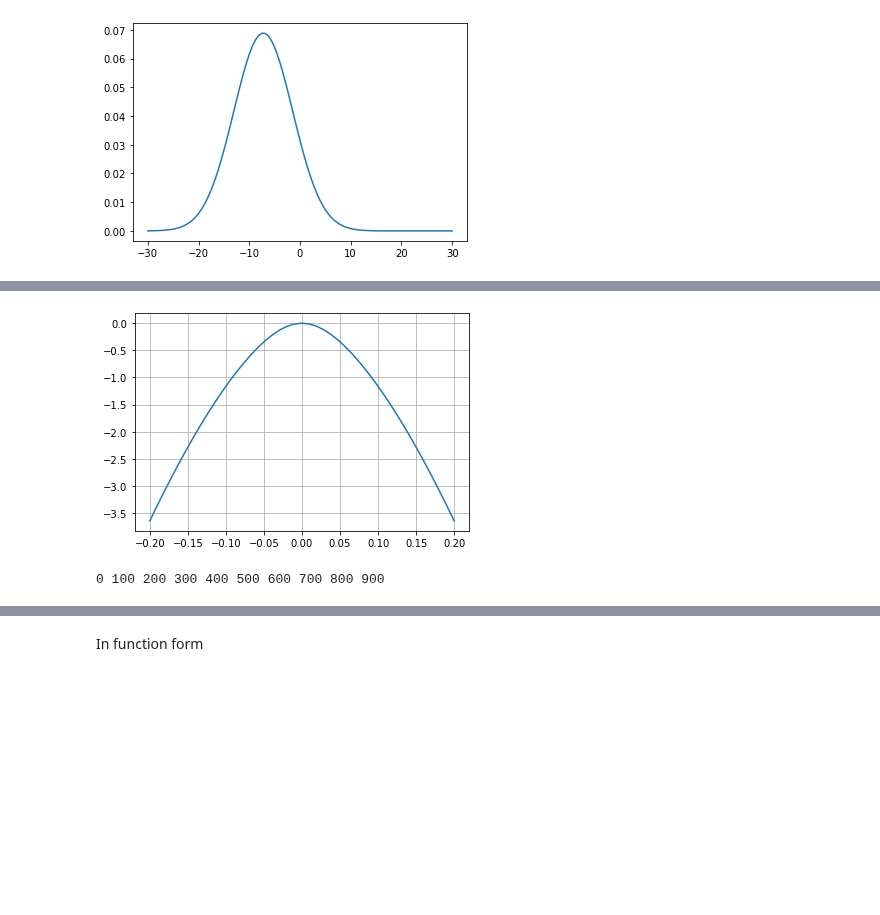
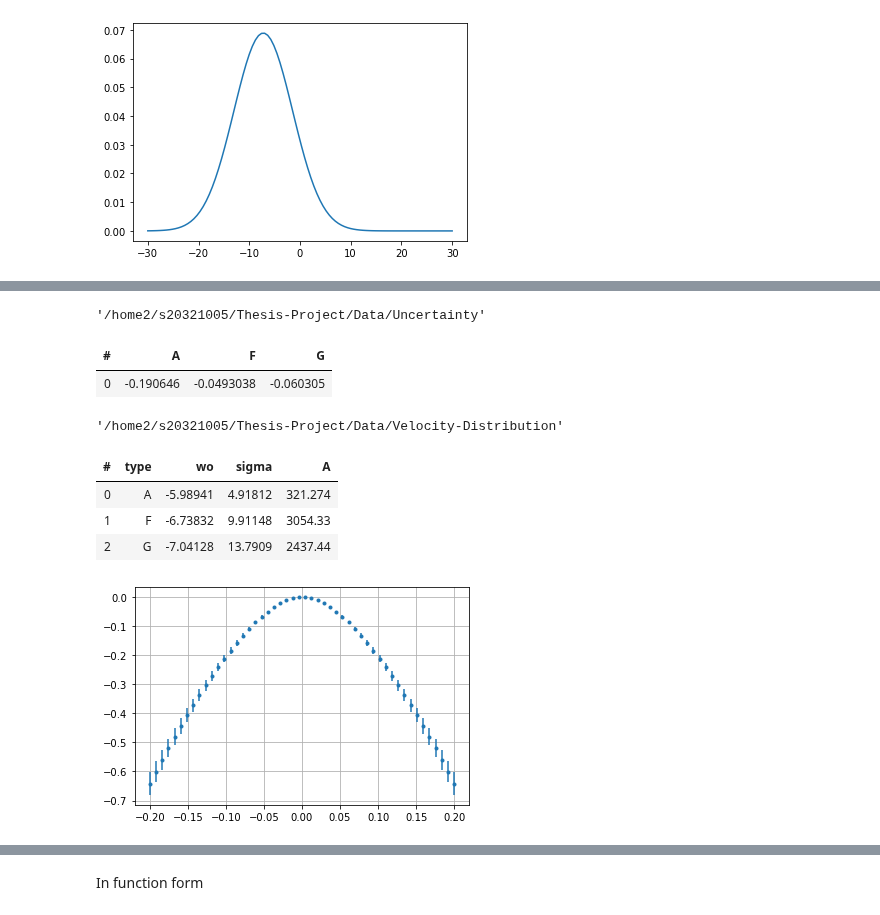
Before and after one commit to Alisyaifudin/Thesis-Project, a Jupyter notebook: 4. Gravity/4.2. Uncertainty.ipynb, the cells around one changed output, grey strips where cells are left out. Saved outputs shown, nothing was run; the diff lists cells and outputs as text; code cells hidden in the pictures; blank space fills up the shorter version.

```diff
--- a/4. Gravity/4.2. Uncertainty.ipynb
+++ b/4. Gravity/4.2. Uncertainty.ipynb
@@ -206,0 +300,26 @@ plt.plot(ws, fdist_pdf(ws, sigma_v, w0))
+# %%
+name = "Uncertainty"
+data_unc_dir = join(root_data_dir, name)
+data_unc_dir
+# %% [output]
+'/home2/s20321005/Thesis-Project/Data/Uncertainty'
+# %%
+df_stats = vaex.open(join(data_unc_dir, "stats.hdf5"))
+df_stats
+# %% [output]
+| # | A | F | G |
+| 0 | -0.190646 | -0.0493038 | -0.060305 |
+# %%
+name = "Velocity-Distribution"
+data_velocity_dir = join(root_data_dir, name)
+data_velocity_dir
+# %% [output]
+'/home2/s20321005/Thesis-Project/Data/Velocity-Distribution'
+# %%
+df_velocity = vaex.open(join(data_velocity_dir, "Velocity-Distribution.hdf5"))
+df_velocity
+# %% [output]
+| # | type | wo | sigma | A |
+| 0 | A | -5.98941 | 4.91812 | 321.274 |
+| 1 | F | -6.73832 | 9.91148 | 3054.33 |
+| 2 | G | -7.04128 | 13.7909 | 2437.44 |
@@ -207,43 +357,41 @@ plt.plot(ws, fdist_pdf(ws, sigma_v, w0))
 # %%
 rhos = df_baryon["rho"].to_numpy()  # Msun/pc^3
 sigmaz = df_baryon["sigma_z"].to_numpy() # km/s
 
 # test the following dark values
 rhoDM = 0.016 # Msun/pc^3
 sigmaDD = 7 # Msun/pc^2
 hDD = 20 # pc
 
-theta = dict(rhos=rhos, sigmaz=sigmaz, rhoDM=rhoDM, sigmaDD=sigmaDD, hDD=hDD, Nv=1, zsun=0)
+theta = dict(rhos=rhos, sigmaz=sigmaz, rhoDM=rhoDM, sigmaDD=sigmaDD, hDD=hDD, Nv=1, zsun=0.0)
 
-zz = np.linspace(1, 200, 22)
-Z, Nu = nu_mod(zz, theta, sigma_v)
-plt.plot(Z, Nu)
+zz = np.linspace(-0.2, 0.2, 50)
+logNu, logNu_std = nu_bootstrap(zz, theta, tipe="G")
+plt.errorbar(zz, logNu, yerr=logNu_std, fmt='.')
 plt.grid()
 # %% [output]
-[figure, old version]
+[figure, new version]
 # %%
 # run 100 bootstrap resampling
-sigmas = a_bootstrap_type.sigma_v.to_numpy()
-N = len(sigmas)
-zz = np.linspace(1, 200, 22)
-Zs = np.zeros((N, len(zz)*2))
-Nus = np.zeros((N, len(zz)*2))
+# sigmas = a_bootstrap_type.sigma_v.to_numpy()
+# N = len(sigmas)
+# zz = np.linspace(1, 200, 22)
+# Zs = np.zeros((N, len(zz)*2))
+# Nus = np.zeros((N, len(zz)*2))
 
-# initial values
-rhos = df_baryon["rho"].to_numpy()  # Msun/pc^3
-sigmaz = df_baryon["sigma_z"].to_numpy() # km/s
+# # initial values
+# rhos = df_baryon["rho"].to_numpy()  # Msun/pc^3
+# sigmaz = df_baryon["sigma_z"].to_numpy() # km/s
 
-# test the following dark values
-rhoDM = 0.016 # Msun/pc^3
-sigmaDD = 7 # Msun/pc^2
-hDD = 20 # pc
+# # test the following dark values
+# rhoDM = 0.016 # Msun/pc^3
+# sigmaDD = 7 # Msun/pc^2
+# hDD = 20 # pc
 
-theta = dict(rhos=rhos, sigmaz=sigmaz, rhoDM=rhoDM, sigmaDD=sigmaDD, hDD=hDD, Nv=1, zsun=0)
+# theta = dict(rhos=rhos, sigmaz=sigmaz, rhoDM=rhoDM, sigmaDD=sigmaDD, hDD=hDD, Nv=1, zsun=0)
 
-for i, sigma_v in enumerate(sigmas):
-  # w0 = a_bootstrap_type.w0.to_numpy()[0]
-  Zs[i], Nus[i] = nu_mod(zz, theta, sigma_v)
-  if (i % 100 == 0): print(i, end=" ")
+# for i, sigma_v in enumerate(sigmas):
+#   # w0 = a_bootstrap_type.w0.to_numpy()[0]
+#   Zs[i], Nus[i] = nu_mod(zz, theta, sigma_v)
+#   if (i % 100 == 0): print(i, end=" ")
-# %% [output]
-0 100 200 300 400 500 600 700 800 900
 # %%
```
Also changed, not shown: parts of 49 cells of this notebook, 2 other files.
